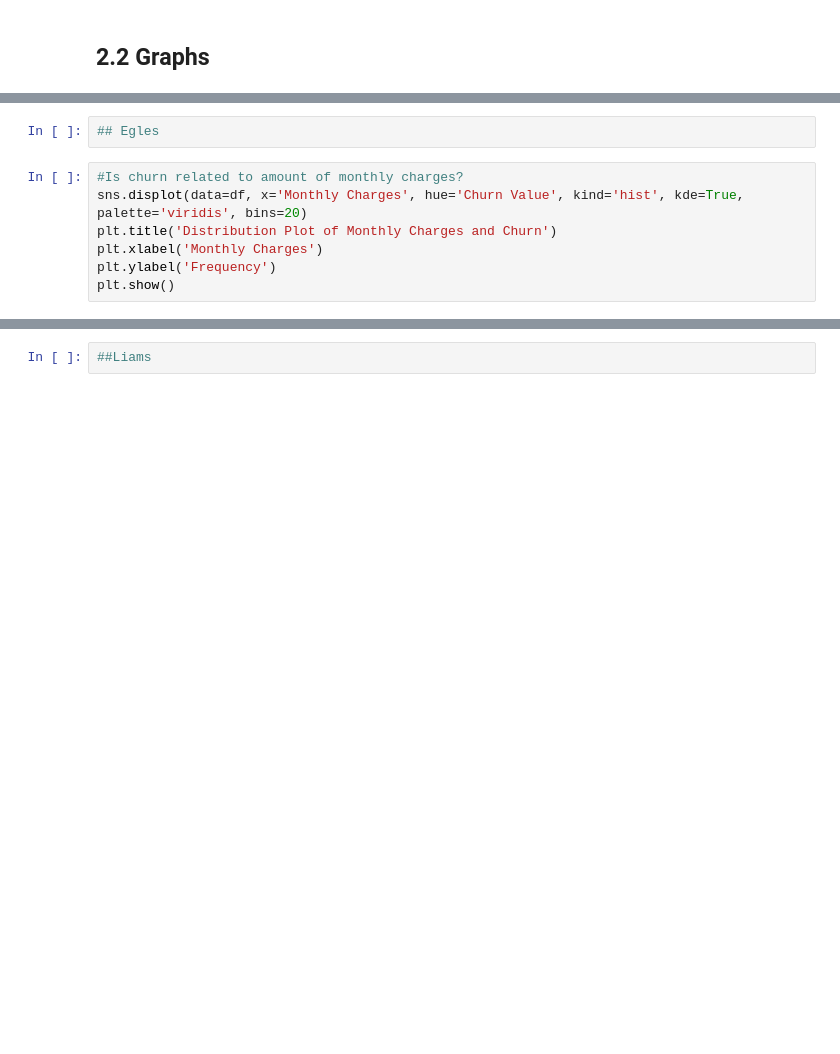
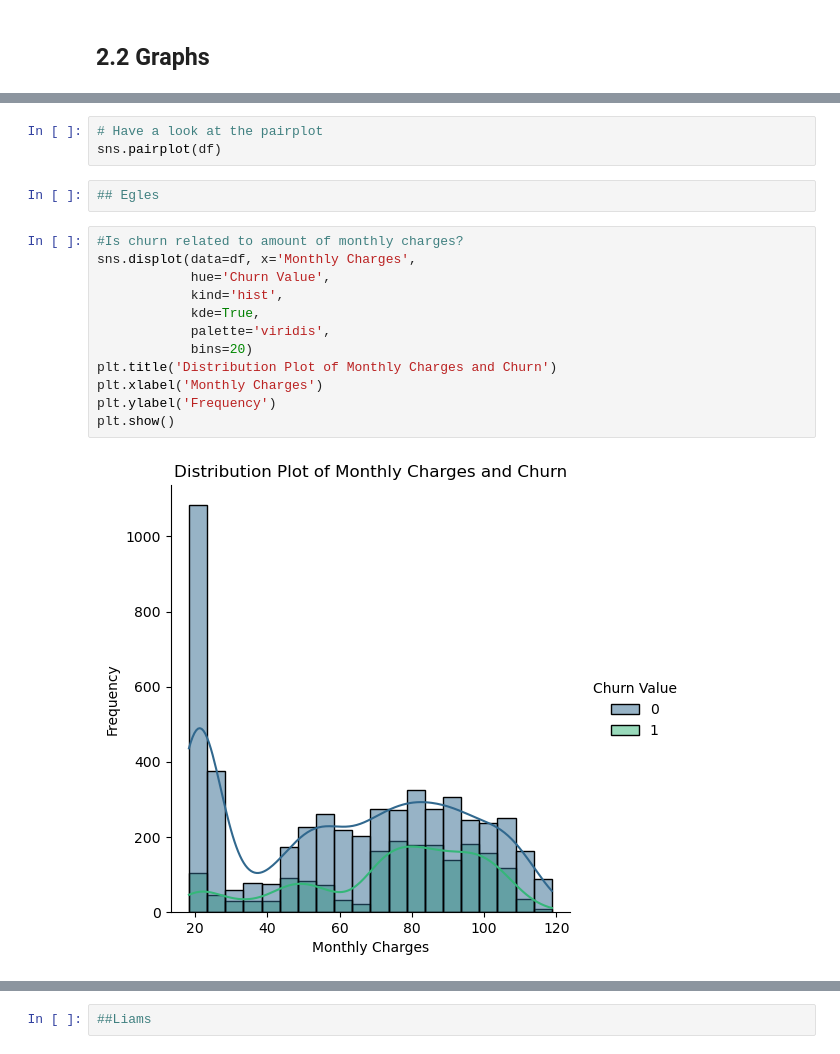
Before and after one commit to ldearlove/Digital-Futures-Swan-Project, a Jupyter notebook: White Swan.ipynb, the cells around one changed output, grey strips where cells are left out. Saved outputs shown, nothing was run; the diff lists cells and outputs as text; blank space fills up the shorter version.

```diff
--- a/White Swan.ipynb
+++ b/White Swan.ipynb
@@ -141,11 +157,21 @@ df.describe()
+# %%
+# Have a look at the pairplot
+sns.pairplot(df)
 # %%
 ## Egles
 # %%
 #Is churn related to amount of monthly charges?
-sns.displot(data=df, x='Monthly Charges', hue='Churn Value', kind='hist', kde=True, palette='viridis', bins=20)
+sns.displot(data=df, x='Monthly Charges',
+            hue='Churn Value',
+            kind='hist',
+            kde=True,
+            palette='viridis',
+            bins=20)
 plt.title('Distribution Plot of Monthly Charges and Churn')
 plt.xlabel('Monthly Charges')
 plt.ylabel('Frequency')
 plt.show()
+# %% [output]
+[figure, added]
 # %%
 #Is churn related to duration of service?
```
Also changed, not shown: parts of 14 cells of this notebook.
